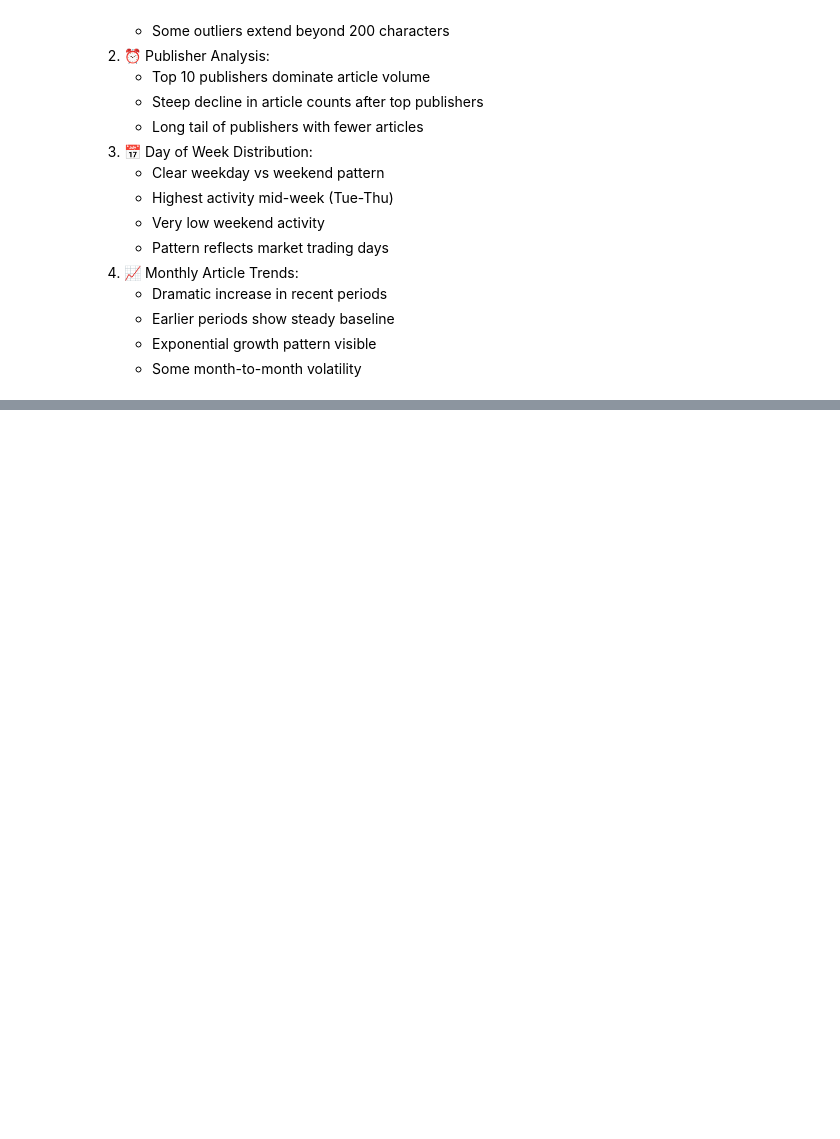
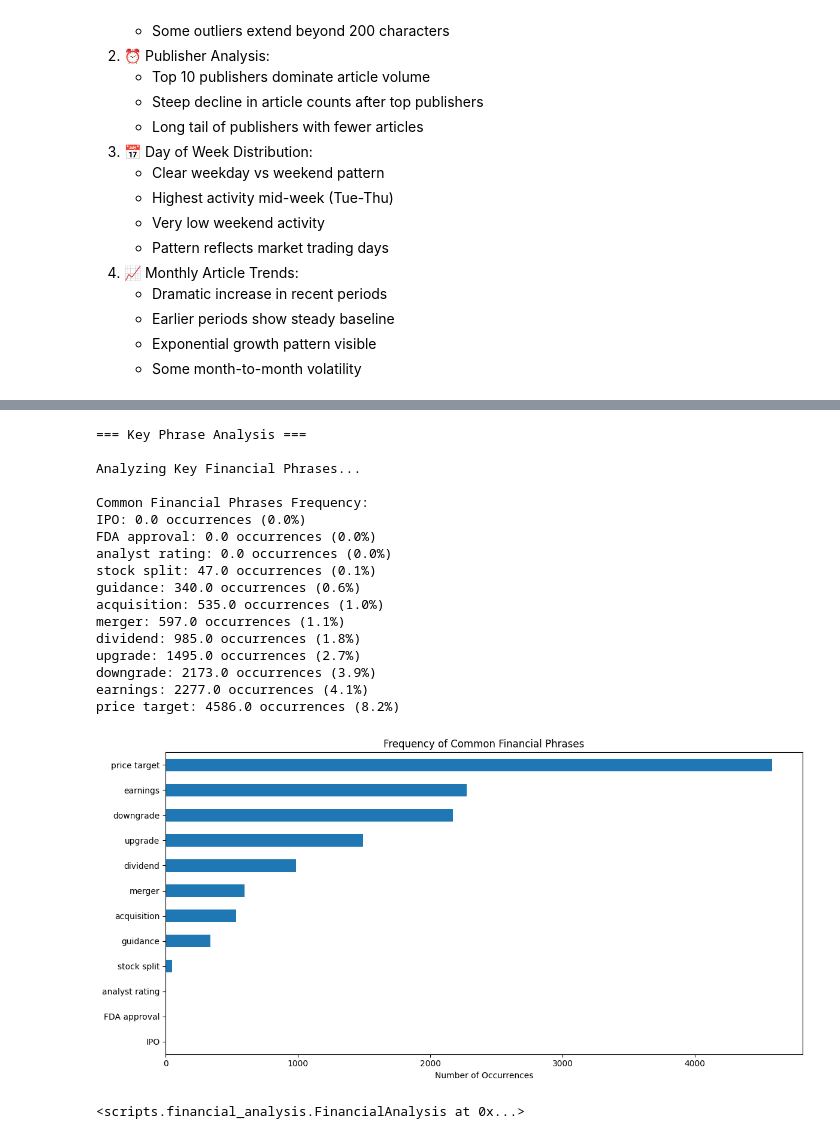
Before and after one commit to shewanek/KAIM_W1_FinanceNewsAnalytics, a Jupyter notebook: notebooks/eda.ipynb, the cells around one changed output, grey strips where cells are left out. Cells and saved outputs as stored; diff of their text form; code cells hidden in the pictures; blank space fills up the shorter version.

```diff
--- a/notebooks/eda.ipynb
+++ b/notebooks/eda.ipynb
@@ -154,0 +248,24 @@ Top publisher: Benzinga Newsdesk (14745 articles)
+# %%
+# Analyze key financial phrases
+print("\n=== Key Phrase Analysis ===")
+analysis.analyze_key_phrases()
+# %% [output]
+=== Key Phrase Analysis ===
+
+Analyzing Key Financial Phrases...
+
+Common Financial Phrases Frequency:
+IPO: 0.0 occurrences (0.0%)
+FDA approval: 0.0 occurrences (0.0%)
+analyst rating: 0.0 occurrences (0.0%)
+stock split: 47.0 occurrences (0.1%)
+guidance: 340.0 occurrences (0.6%)
+acquisition: 535.0 occurrences (1.0%)
+merger: 597.0 occurrences (1.1%)
+dividend: 985.0 occurrences (1.8%)
+upgrade: 1495.0 occurrences (2.7%)
+downgrade: 2173.0 occurrences (3.9%)
+earnings: 2277.0 occurrences (4.1%)
+price target: 4586.0 occurrences (8.2%)
+[figure, added]
+<scripts.financial_analysis.FinancialAnalysis at 0x...>
```
Also changed, not shown: parts of 7 cells of this notebook, 1 other file.
